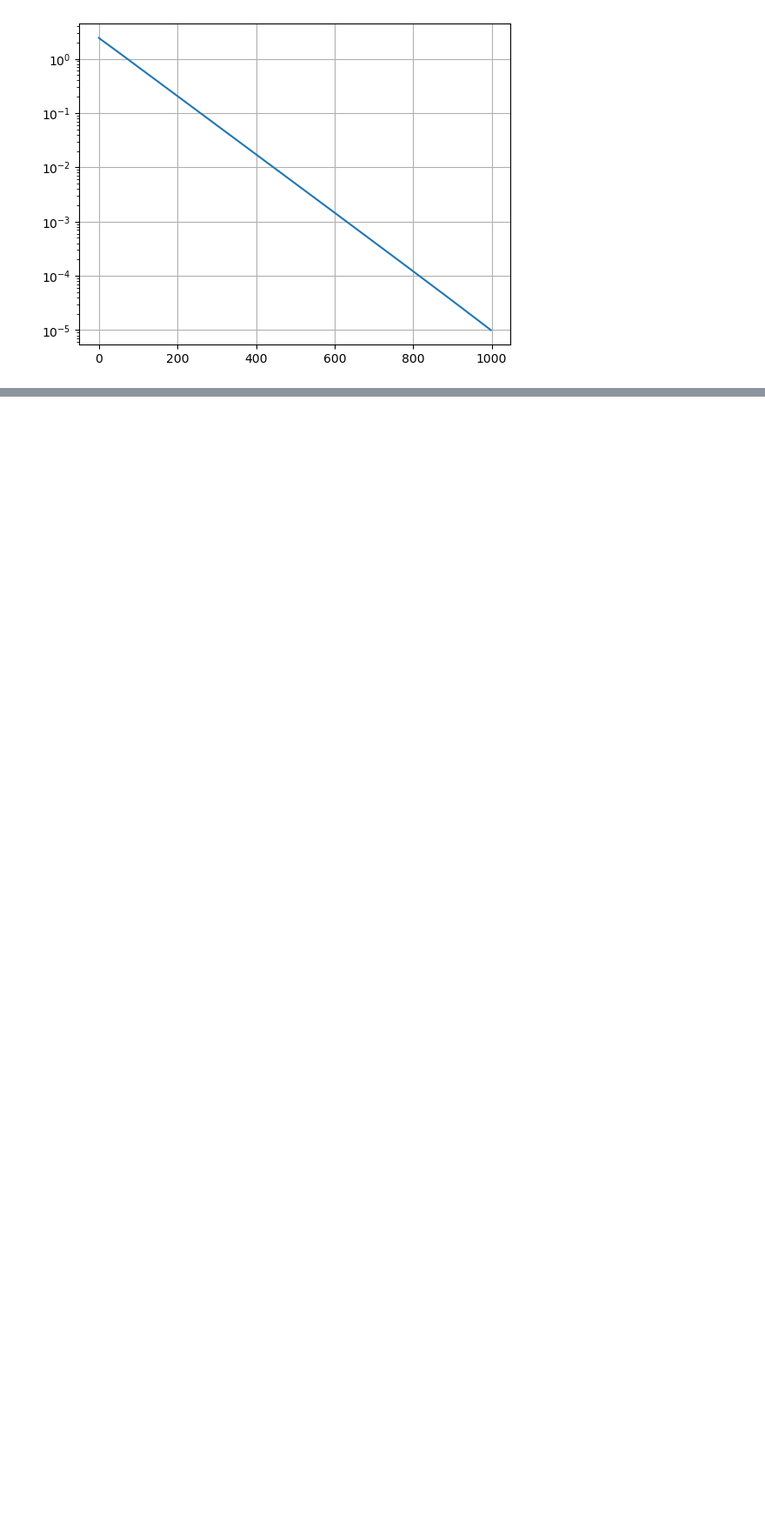
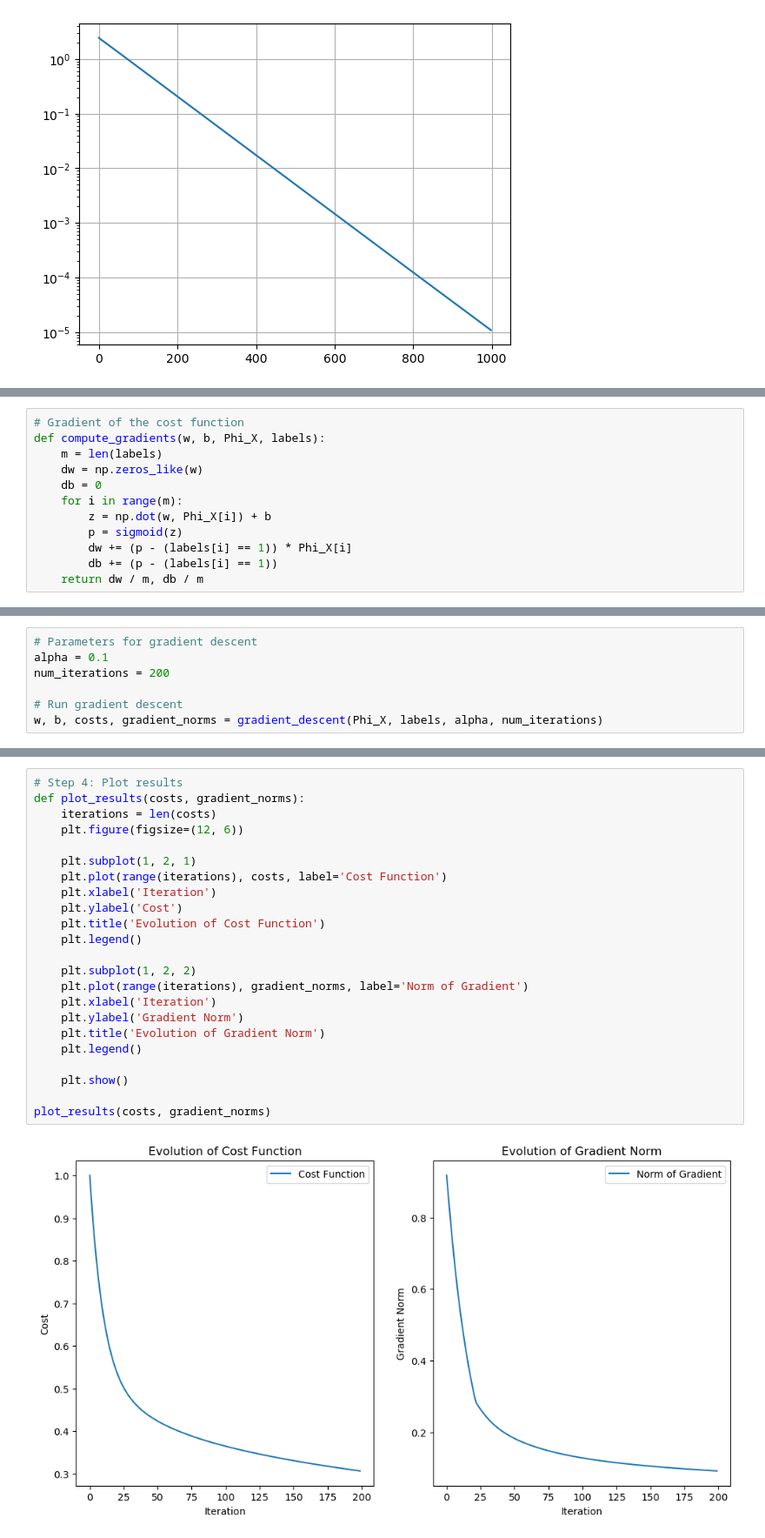
Before and after one commit to MatteBelle/DAS-Algorithms, a Jupyter notebook: Task1.ipynb, the cells around one changed output, grey strips where cells are left out. Shown at 87% size. Saved outputs shown, nothing was run; the diff lists cells and outputs as text; blank space fills up the shorter version.

```diff
--- a/Task1.ipynb
+++ b/Task1.ipynb
@@ -105,0 +205,12 @@ ValueError: x and y must have same first dimension, but have shapes (999,) and (
+# %%
+# Gradient of the cost function
+def compute_gradients(w, b, Phi_X, labels):
+    m = len(labels)
+    dw = np.zeros_like(w)
+    db = 0
+    for i in range(m):
+        z = np.dot(w, Phi_X[i]) + b
+        p = sigmoid(z)
+        dw += (p - (labels[i] == 1)) * Phi_X[i]
+        db += (p - (labels[i] == 1))
+    return dw / m, db / m
@@ -105,0 +239,7 @@ ValueError: x and y must have same first dimension, but have shapes (999,) and (
+# %%
+# Parameters for gradient descent
+alpha = 0.1
+num_iterations = 200
+
+# Run gradient descent
+w, b, costs, gradient_norms = gradient_descent(Phi_X, labels, alpha, num_iterations)
@@ -105,0 +264,25 @@ ValueError: x and y must have same first dimension, but have shapes (999,) and (
+# %%
+# Step 4: Plot results
+def plot_results(costs, gradient_norms):
+    iterations = len(costs)
+    plt.figure(figsize=(12, 6))
+
+    plt.subplot(1, 2, 1)
+    plt.plot(range(iterations), costs, label='Cost Function')
+    plt.xlabel('Iteration')
+    plt.ylabel('Cost')
+    plt.title('Evolution of Cost Function')
+    plt.legend()
+
+    plt.subplot(1, 2, 2)
+    plt.plot(range(iterations), gradient_norms, label='Norm of Gradient')
+    plt.xlabel('Iteration')
+    plt.ylabel('Gradient Norm')
+    plt.title('Evolution of Gradient Norm')
+    plt.legend()
+
+    plt.show()
+
+plot_results(costs, gradient_norms)
+# %% [output]
+[figure, added]
```
Also changed, not shown: parts of 33 cells of this notebook.
